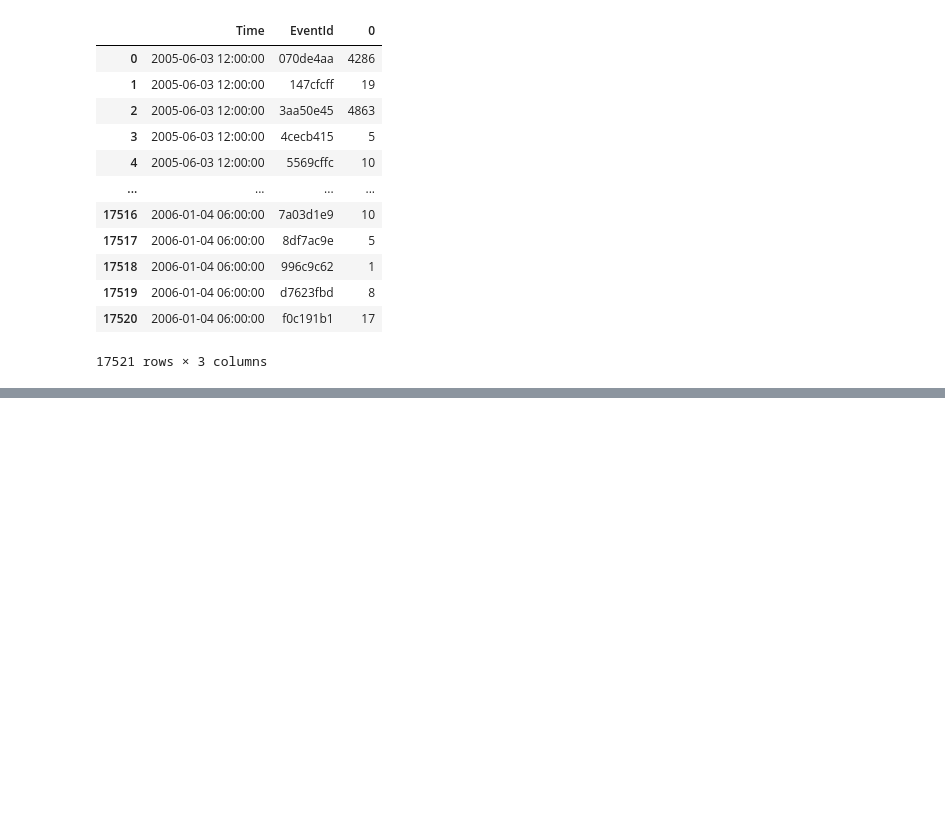
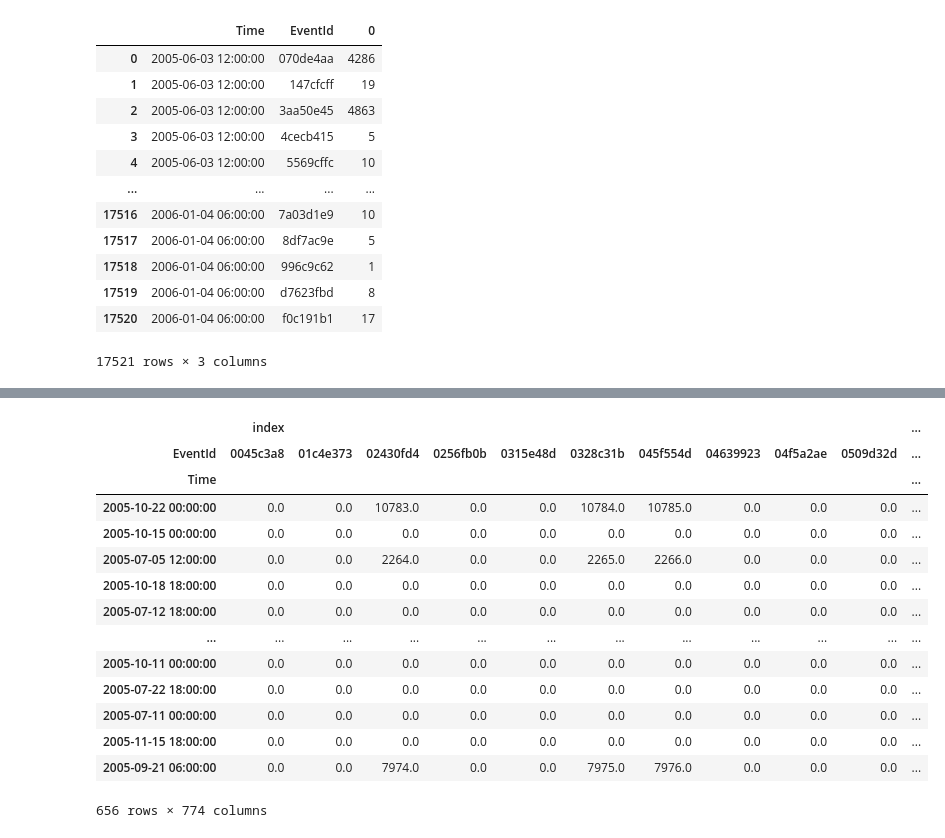
Before and after one commit to 34yu34/log6309e-group, a Jupyter notebook: src/notebook.ipynb, the cells around one changed output, grey strips where cells are left out. Saved outputs shown, nothing was run; the diff lists cells and outputs as text; code cells hidden in the pictures; blank space fills up the shorter version.

```diff
--- a/src/notebook.ipynb
+++ b/src/notebook.ipynb
@@ -12,0 +10,4 @@ g = g.reset_index()
+# %%
+g = df.groupby([pd.Grouper(key='Time', freq='6H'), 'EventId'])
+
+g.first()
@@ -12,0 +43,6 @@ g = g.reset_index()
+# %%
+
+g = g.apply(lambda x: x.shape[0]).reset_index()
+
+g.head()
+# g['anomaly'] = anomalies
@@ -27,5 +65,5 @@ g
 | 17520 | 2006-01-04 06:00:00 | f0c191b1 | 17 |
 17521 rows × 3 columns
 # %%
-g.pivot(index="Time",
+event_count_vector = g.pivot(index="Time",
         columns="EventId").fillna(0)
@@ -48,4 +89,22 @@ g.pivot(index="Time",
 # %%
 from sklearn.model_selection import train_test_split
 
-train, test = train_test_split(g.size(), test_size=0.2)
+train, test = train_test_split(event_count_vector, test_size=0.2)
+# %%
+train
+# %% [output]
+|  | index |  |  |  |  |  |  |  |  |  | ... |
+| EventId | 0045c3a8 | 01c4e373 | 02430fd4 | 0256fb0b | 0315e48d | 0328c31b | 045f554d | 04639923 | 04f5a2ae | 0509d32d | ... |
+| Time |  |  |  |  |  |  |  |  |  |  | ... |
+| 2005-10-22 00:00:00 | 0.0 | 0.0 | 10783.0 | 0.0 | 0.0 | 10784.0 | 10785.0 | 0.0 | 0.0 | 0.0 | ... |
+| 2005-10-15 00:00:00 | 0.0 | 0.0 | 0.0 | 0.0 | 0.0 | 0.0 | 0.0 | 0.0 | 0.0 | 0.0 | ... |
+| 2005-07-05 12:00:00 | 0.0 | 0.0 | 2264.0 | 0.0 | 0.0 | 2265.0 | 2266.0 | 0.0 | 0.0 | 0.0 | ... |
+| 2005-10-18 18:00:00 | 0.0 | 0.0 | 0.0 | 0.0 | 0.0 | 0.0 | 0.0 | 0.0 | 0.0 | 0.0 | ... |
+| 2005-07-12 18:00:00 | 0.0 | 0.0 | 0.0 | 0.0 | 0.0 | 0.0 | 0.0 | 0.0 | 0.0 | 0.0 | ... |
+| ... | ... | ... | ... | ... | ... | ... | ... | ... | ... | ... | ... |
+| 2005-10-11 00:00:00 | 0.0 | 0.0 | 0.0 | 0.0 | 0.0 | 0.0 | 0.0 | 0.0 | 0.0 | 0.0 | ... |
+| 2005-07-22 18:00:00 | 0.0 | 0.0 | 0.0 | 0.0 | 0.0 | 0.0 | 0.0 | 0.0 | 0.0 | 0.0 | ... |
+| 2005-07-11 00:00:00 | 0.0 | 0.0 | 0.0 | 0.0 | 0.0 | 0.0 | 0.0 | 0.0 | 0.0 | 0.0 | ... |
+| 2005-11-15 18:00:00 | 0.0 | 0.0 | 0.0 | 0.0 | 0.0 | 0.0 | 0.0 | 0.0 | 0.0 | 0.0 | ... |
+| 2005-09-21 06:00:00 | 0.0 | 0.0 | 7974.0 | 0.0 | 0.0 | 7975.0 | 7976.0 | 0.0 | 0.0 | 0.0 | ... |
+656 rows × 774 columns
```
Also changed, not shown: parts of 9 cells of this notebook.
